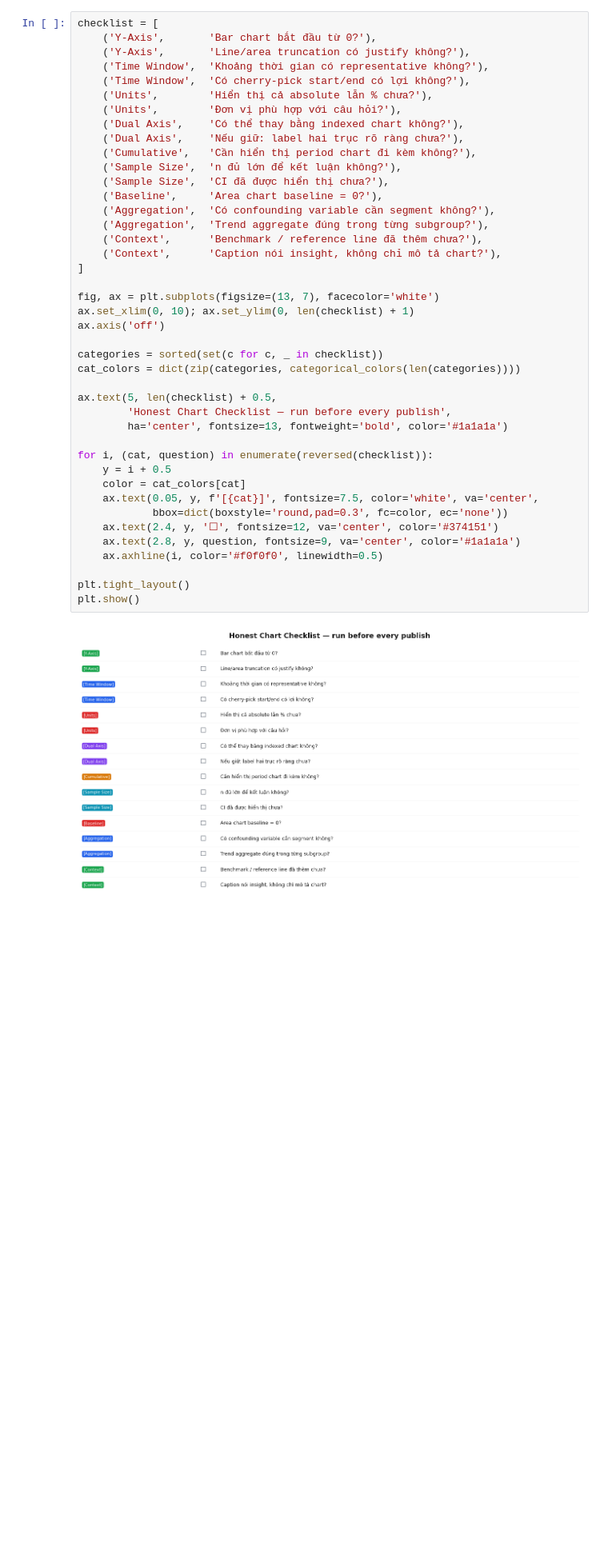
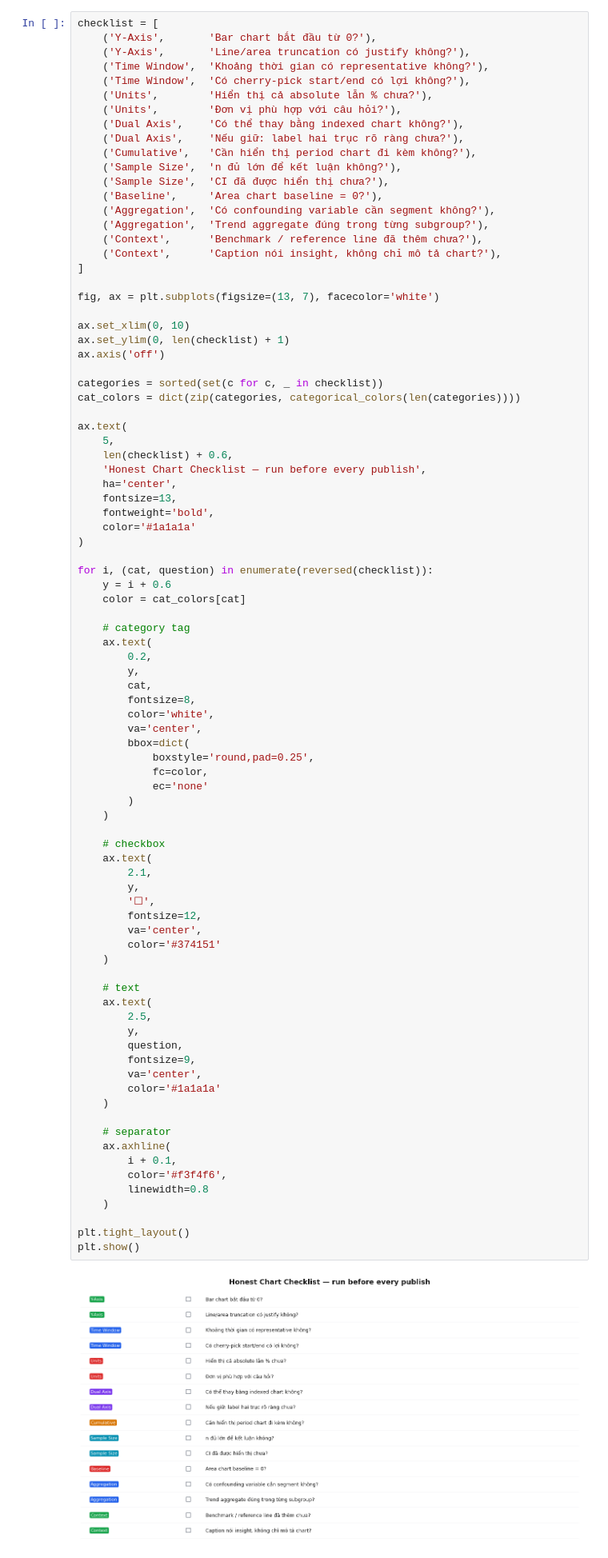
Before and after one commit to thisYui/From-Data-to-Story, a Jupyter notebook: notebooks/07_framing_and_bias.ipynb, the cells around one changed output. Shown at 80% size. Saved outputs shown, nothing was run; the diff lists cells and outputs as text; blank space fills up the shorter version.

```diff
--- a/notebooks/07_framing_and_bias.ipynb
+++ b/notebooks/07_framing_and_bias.ipynb
@@ -580,44 +1690,89 @@ checklist = [
     ('Y-Axis',       'Line/area truncation có justify không?'),
     ('Time Window',  'Khoảng thời gian có representative không?'),
     ('Time Window',  'Có cherry-pick start/end có lợi không?'),
     ('Units',        'Hiển thị cả absolute lẫn % chưa?'),
     ('Units',        'Đơn vị phù hợp với câu hỏi?'),
     ('Dual Axis',    'Có thể thay bằng indexed chart không?'),
     ('Dual Axis',    'Nếu giữ: label hai trục rõ ràng chưa?'),
     ('Cumulative',   'Cần hiển thị period chart đi kèm không?'),
     ('Sample Size',  'n đủ lớn để kết luận không?'),
     ('Sample Size',  'CI đã được hiển thị chưa?'),
     ('Baseline',     'Area chart baseline = 0?'),
     ('Aggregation',  'Có confounding variable cần segment không?'),
     ('Aggregation',  'Trend aggregate đúng trong từng subgroup?'),
     ('Context',      'Benchmark / reference line đã thêm chưa?'),
     ('Context',      'Caption nói insight, không chỉ mô tả chart?'),
 ]
 
 fig, ax = plt.subplots(figsize=(13, 7), facecolor='white')
-ax.set_xlim(0, 10); ax.set_ylim(0, len(checklist) + 1)
+
+ax.set_xlim(0, 10)
+ax.set_ylim(0, len(checklist) + 1)
 ax.axis('off')
 
 categories = sorted(set(c for c, _ in checklist))
 cat_colors = dict(zip(categories, categorical_colors(len(categories))))
 
-ax.text(5, len(checklist) + 0.5,
-        'Honest Chart Checklist — run before every publish',
-        ha='center', fontsize=13, fontweight='bold', color='#1a1a1a')
+ax.text(
+    5,
+    len(checklist) + 0.6,
+    'Honest Chart Checklist — run before every publish',
+    ha='center',
+    fontsize=13,
+    fontweight='bold',
+    color='#1a1a1a'
+)
 
 for i, (cat, question) in enumerate(reversed(checklist)):
-    y = i + 0.5
+    y = i + 0.6
     color = cat_colors[cat]
-    ax.text(0.05, y, f'[{cat}]', fontsize=7.5, color='white', va='center',
-            bbox=dict(boxstyle='round,pad=0.3', fc=color, ec='none'))
-    ax.text(2.4, y, '☐', fontsize=12, va='center', color='#374151')
-    ax.text(2.8, y, question, fontsize=9, va='center', color='#1a1a1a')
-    ax.axhline(i, color='#f0f0f0', linewidth=0.5)
+
+    # category tag
+    ax.text(
+        0.2,
+        y,
+        cat,
+        fontsize=8,
+        color='white',
+        va='center',
+        bbox=dict(
+            boxstyle='round,pad=0.25',
+            fc=color,
+            ec='none'
+        )
+    )
+
+    # checkbox
+    ax.text(
+        2.1,
+        y,
+        '☐',
+        fontsize=12,
+        va='center',
+        color='#374151'
+    )
+
+    # text
+    ax.text(
+        2.5,
+        y,
+        question,
+        fontsize=9,
+        va='center',
+        color='#1a1a1a'
+    )
+
+    # separator
+    ax.axhline(
+        i + 0.1,
+        color='#f3f4f6',
+        linewidth=0.8
+    )
 
 plt.tight_layout()
 plt.show()
 # %% [output]
-[figure, old version]
+[figure, new version]
 # %% [markdown]
 ---
 ## Summary
```
Also changed, not shown: parts of 23 cells of this notebook.
